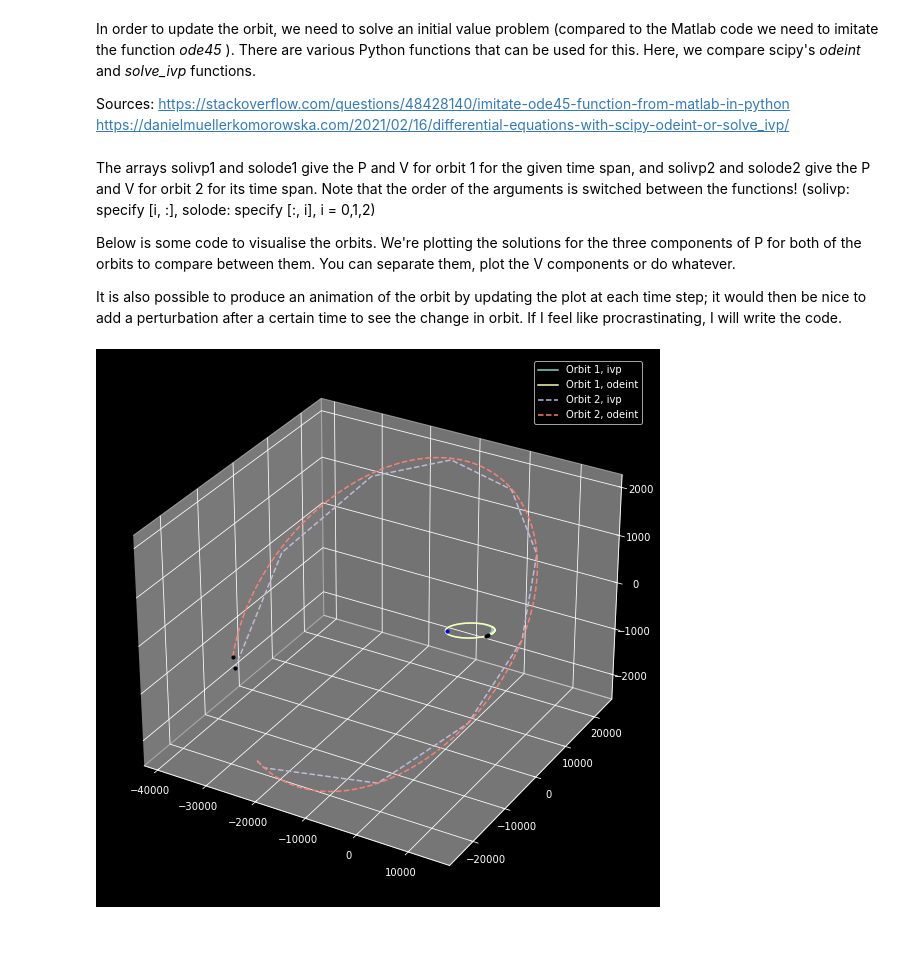
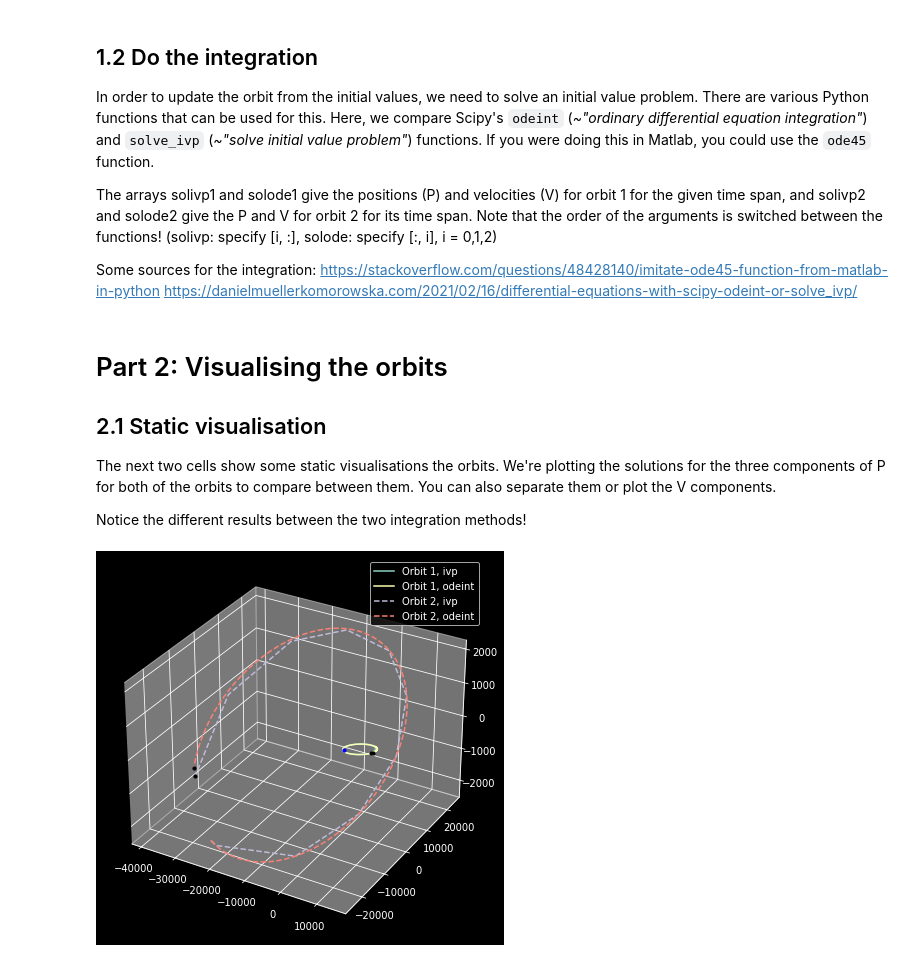
Before and after one commit to allmdrews/orbit-dynamics, a Jupyter notebook: Orbit.ipynb, the cells around one changed output. Saved outputs shown, nothing was run; the diff lists cells and outputs as text; code cells hidden in the pictures; blank space fills up the shorter version.

````diff
--- a/Orbit.ipynb
+++ b/Orbit.ipynb
@@ -21,15 +30,18 @@ V04=[-2.7874, 2.6403, 0]
 X01 = np.array([P01, V01])
 X02 = np.array([P02, V02])
 # %% [markdown]
-In order to update the orbit, we need to solve an initial value problem (compared to the Matlab code we need to imitate the function _ode45_ ). There are various Python functions that can be used for this. Here, we compare scipy's _odeint_ and _solve_ivp_ functions.
+## 1.2 Do the integration
+In order to update the orbit from the initial values, we need to solve an initial value problem. There are various Python functions that can be used for this. Here, we compare Scipy's ```odeint``` (_~"ordinary differential equation integration"_) and ```solve_ivp``` (_~"solve initial value problem"_) functions. If you were doing this in Matlab, you could use the ```ode45``` function.
 
-Sources:
+The arrays solivp1 and solode1 give the positions (P) and velocities (V) for orbit 1 for the given time span, and solivp2 and solode2 give the P and V for orbit 2 for its time span. Note that the order of the arguments is switched between the functions! (solivp: specify [i, :], solode: specify [:, i], i = 0,1,2)
+
+Some sources for the integration:
 https://stackoverflow.com/questions/48428140/imitate-ode45-function-from-matlab-in-python
 https://danielmuellerkomorowska.com/2021/02/16/differential-equations-with-scipy-odeint-or-solve_ivp/
 # %%
 def update_orbit(t, X):
     """
-        Function to update the orbit with.
+        Function to update the orbit.
         MU is the standard gravitational parameter:
             MU = G * M, where
             M = M_Earth = 5.97×10^{24} kg
@@ -68,44 +80,45 @@ tspan = np.arange(t_start, t_final, t_step)
 
 solode1 = odeint(update_orbit, X01.flatten(), tspan, tfirst=True)
 solode2 = odeint(update_orbit, X02.flatten(), tspan*10, tfirst=True)
-# %% [markdown]
-The arrays solivp1 and solode1 give the P and V for orbit 1 for the given time span, and solivp2 and solode2 give the P and V for orbit 2 for its time span. Note that the order of the arguments is switched between the functions! (solivp: specify [i, :], solode: specify [:, i], i = 0,1,2)
-
-Below is some code to visualise the orbits. We're plotting the solutions for the three components of P for both of the orbits to compare between them. You can separate them, plot the V components or do whatever.
-
-It is also possible to produce an animation of the orbit by updating the plot at each time step; it would then be nice to add a perturbation after a certain time to see the change in orbit. If I feel like procrastinating, I will write the code.
+# %% [markdown]
+# Part 2: Visualising the orbits
+## 2.1 Static visualisation
+The next two cells show some static visualisations the orbits. We're plotting the solutions for the three components of P for both of the orbits to compare between them. You can also separate them or plot the V components.
+
+Notice the different results between the two integration methods!
 # %%
 %matplotlib inline
 # Set a dark background... since... space is dark.
 plt.style.use('dark_background')
 
-FIG = plt.figure(figsize=(10,10))
+FIG = plt.figure(figsize=(7,7))
 AX = FIG.add_subplot(1,1,1, projection='3d')
 
 # Create a blue dot that represents the Earth, add it to the ax
+# (not strictly necessary but nice to illustrate the origin)
 AX.scatter([0], [0], [0], color="b", s=10)
 
 # Orbit 1
 AX.plot(solivp1.y[0, :], solivp1.y[1, :], solivp1.y[2, :], label='Orbit 1, ivp')
 AX.scatter(solivp1.y[0, -1], solivp1.y[1,-1], solivp1.y[2,-1],c='k',s=10)
 
 AX.plot(solode1[:, 0], solode1[:, 1], solode1[:, 2], label='Orbit 1, odeint')
 AX.scatter(solode1[-1,0], solode1[-1,1], solode1[-1,2],c='k',s=10)
 
 # Orbit 2
 AX.plot(solivp2.y[0, :], solivp2.y[1, :], solivp2.y[2, :], linestyle='--', label='Orbit 2, ivp')#T1, Y1[0,:])
 AX.scatter(solivp2.y[0, -1], solivp2.y[1,-1], solivp2.y[2,-1],c='k',s=10)
 
 AX.plot(solode2[:, 0], solode2[:, 1], solode2[:, 2], linestyle='--', label='Orbit 2, odeint')
 AX.scatter(solode2[-1,0], solode2[-1,1], solode2[-1,2],c='k',s=10)
 
 # Configuring the plot
 #AX.set_aspect("equal")
 AX.legend()
 
 plt.show()
 # %% [output]
-[figure, old version]
+[figure, new version]
 # %%
 # Make two orbits with the same P0 but different V0 using ODEINT.
 # You can see from the plot that they travel different distances
````
Also changed, not shown: parts of 7 cells of this notebook.
